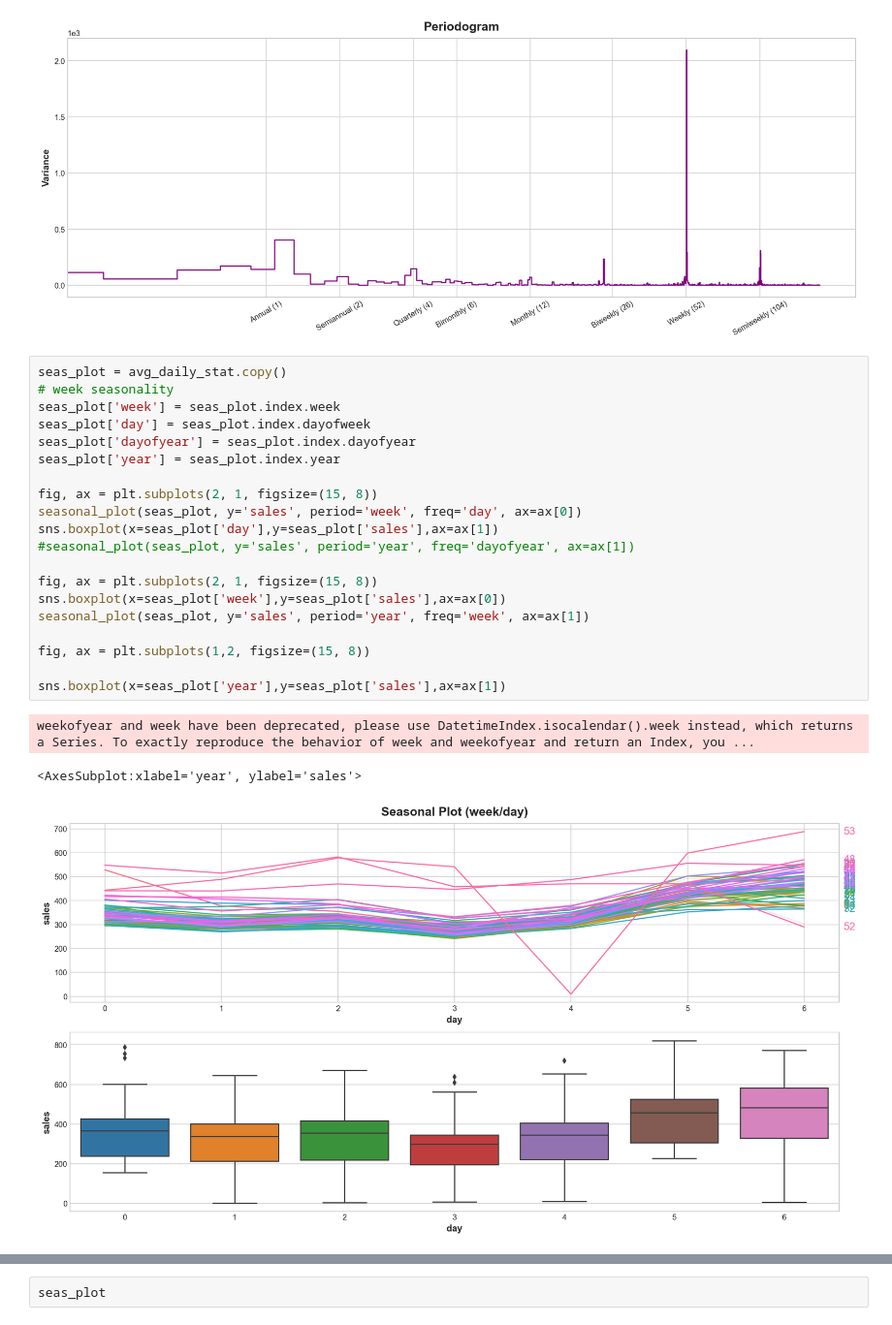
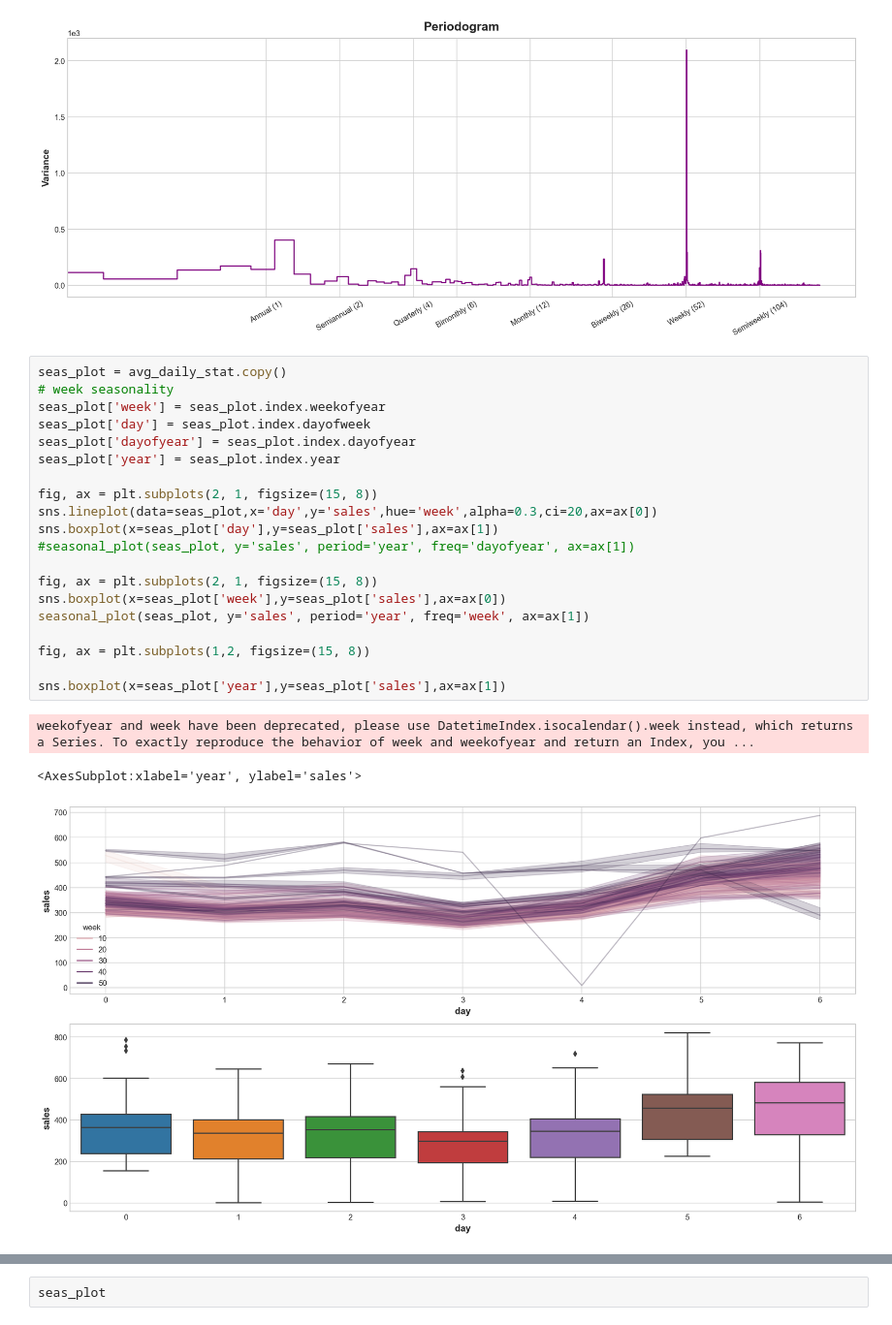
Before and after one commit to jokercrab/TimeSeries_Kaggle, a Jupyter notebook: time-series-pred.ipynb, the cells around one changed output, grey strips where cells are left out. Shown at 97% size. Cells and saved outputs as stored; diff of their text form.

Commit message:
modified:   time-series-pred.ipynb adjusted few seasonal graphs

```diff
--- a/time-series-pred.ipynb
+++ b/time-series-pred.ipynb
@@ -234,27 +234,27 @@ Units 'M', 'Y' and 'y' do not represent unambiguous timedelta values and will be
 # %%
 seas_plot = avg_daily_stat.copy()
 # week seasonality
-seas_plot['week'] = seas_plot.index.week
+seas_plot['week'] = seas_plot.index.weekofyear
 seas_plot['day'] = seas_plot.index.dayofweek
 seas_plot['dayofyear'] = seas_plot.index.dayofyear
 seas_plot['year'] = seas_plot.index.year
 
 fig, ax = plt.subplots(2, 1, figsize=(15, 8))
-seasonal_plot(seas_plot, y='sales', period='week', freq='day', ax=ax[0])
+sns.lineplot(data=seas_plot,x='day',y='sales',hue='week',alpha=0.3,ci=20,ax=ax[0])
 sns.boxplot(x=seas_plot['day'],y=seas_plot['sales'],ax=ax[1])
 #seasonal_plot(seas_plot, y='sales', period='year', freq='dayofyear', ax=ax[1])
 
 fig, ax = plt.subplots(2, 1, figsize=(15, 8))
 sns.boxplot(x=seas_plot['week'],y=seas_plot['sales'],ax=ax[0])
 seasonal_plot(seas_plot, y='sales', period='year', freq='week', ax=ax[1])
 
 fig, ax = plt.subplots(1,2, figsize=(15, 8))
 
 sns.boxplot(x=seas_plot['year'],y=seas_plot['sales'],ax=ax[1])
 # %% [output]
 weekofyear and week have been deprecated, please use DatetimeIndex.isocalendar().week instead, which returns a Series. To exactly reproduce the behavior of week and weekofyear and return an Index, you ...
 <AxesSubplot:xlabel='year', ylabel='sales'>
-[figure, old version]
+[figure, new version]
 [figure]
 [figure]
 # %%
```
Also changed, not shown: parts of 4 cells of this notebook.
